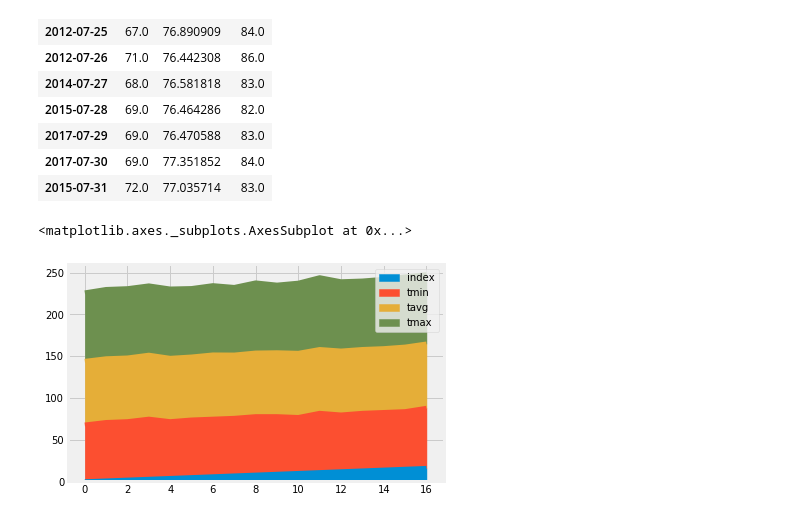
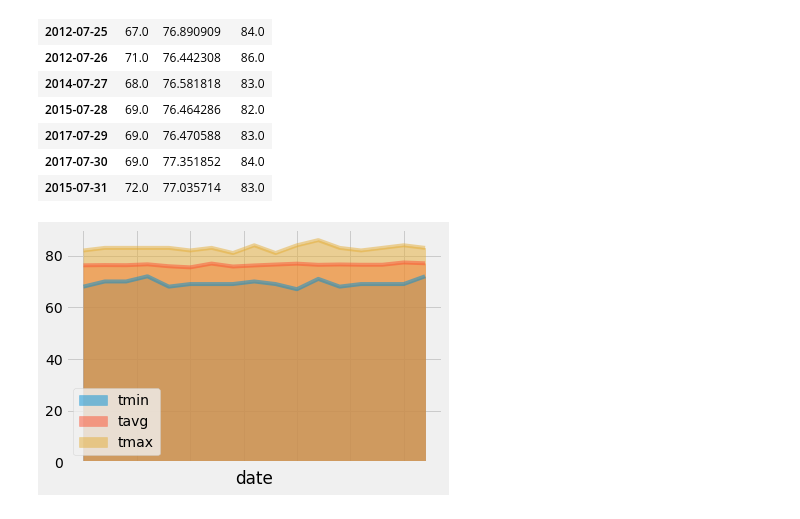
Before and after one commit to shuck0407/Data-Retrieval-11-Work, a Jupyter notebook: climate_starter.ipynb, the cells around one changed output. Cells and saved outputs as stored; diff of their text form; code cells hidden in the pictures.

```diff
--- a/climate_starter.ipynb
+++ b/climate_starter.ipynb
@@ -420,8 +430,8 @@ normals_df
 # %%
 # Plot the daily normals as an area plot with `stacked=False`
 
 
-normals_df.plot.area()
+normals_df.plot.area(stacked=False)
+plt.savefig('Images/Area Plot For Trip Dates.png')
 # %% [output]
-<matplotlib.axes._subplots.AxesSubplot at 0x...>
-[figure, old version]
+[figure, new version]
```
Also changed, not shown: parts of 11 cells of this notebook.
